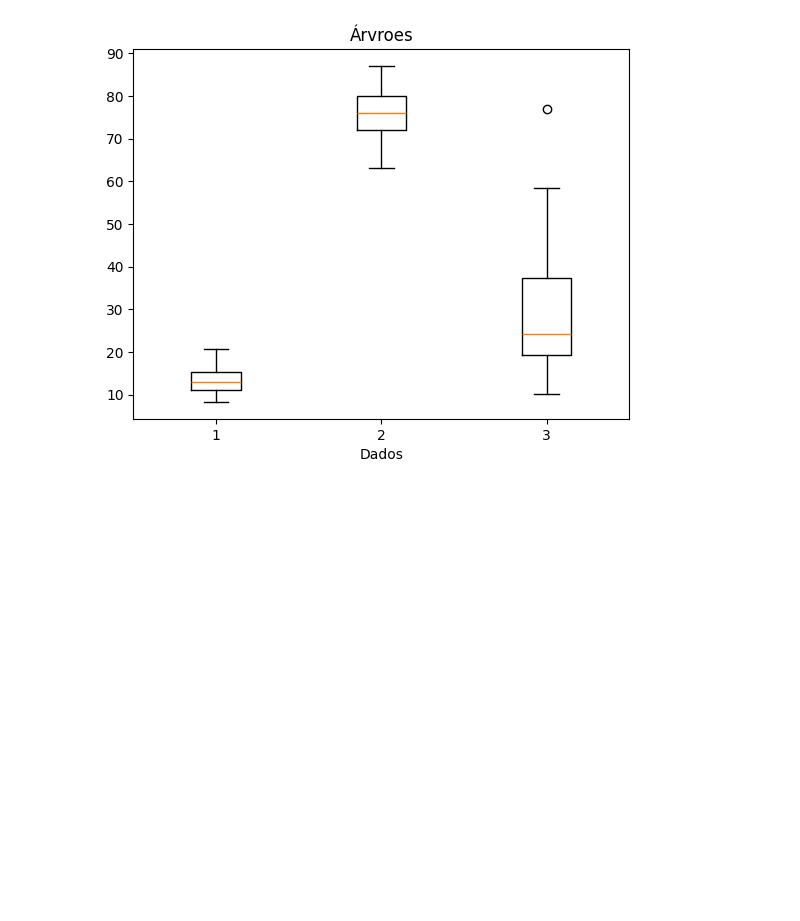
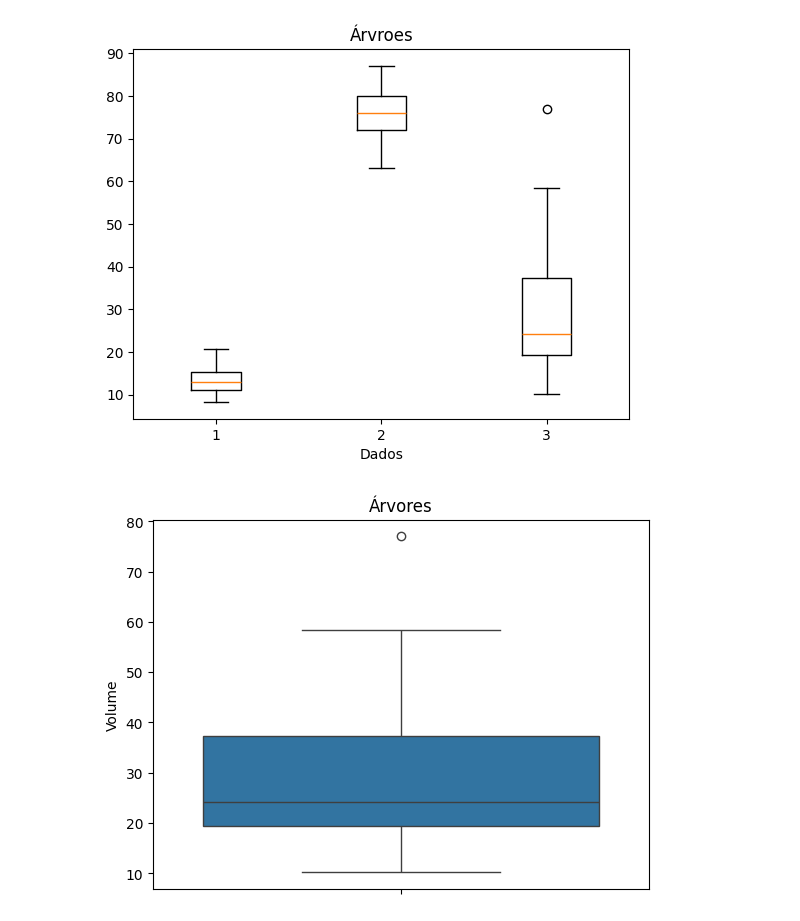
Before and after one commit to stephanyresque/Estudos, a Jupyter notebook: analise_exploratoria/boxplot.ipynb, the cells around one changed output. Saved outputs shown, nothing was run; the diff lists cells and outputs as text; code cells hidden in the pictures; blank space fills up the shorter version.

```diff
--- a/analise_exploratoria/boxplot.ipynb
+++ b/analise_exploratoria/boxplot.ipynb
@@ -45,3 +45,7 @@ plt.xlabel("Dados")
 plt.show()
 # %% [output]
 [figure]
+# %%
+sns.boxplot(data = df.Volume, orient = "v").set_title("Árvores");
+# %% [output]
+[figure, added]
```
Also changed, not shown: parts of 1 cell of this notebook.
